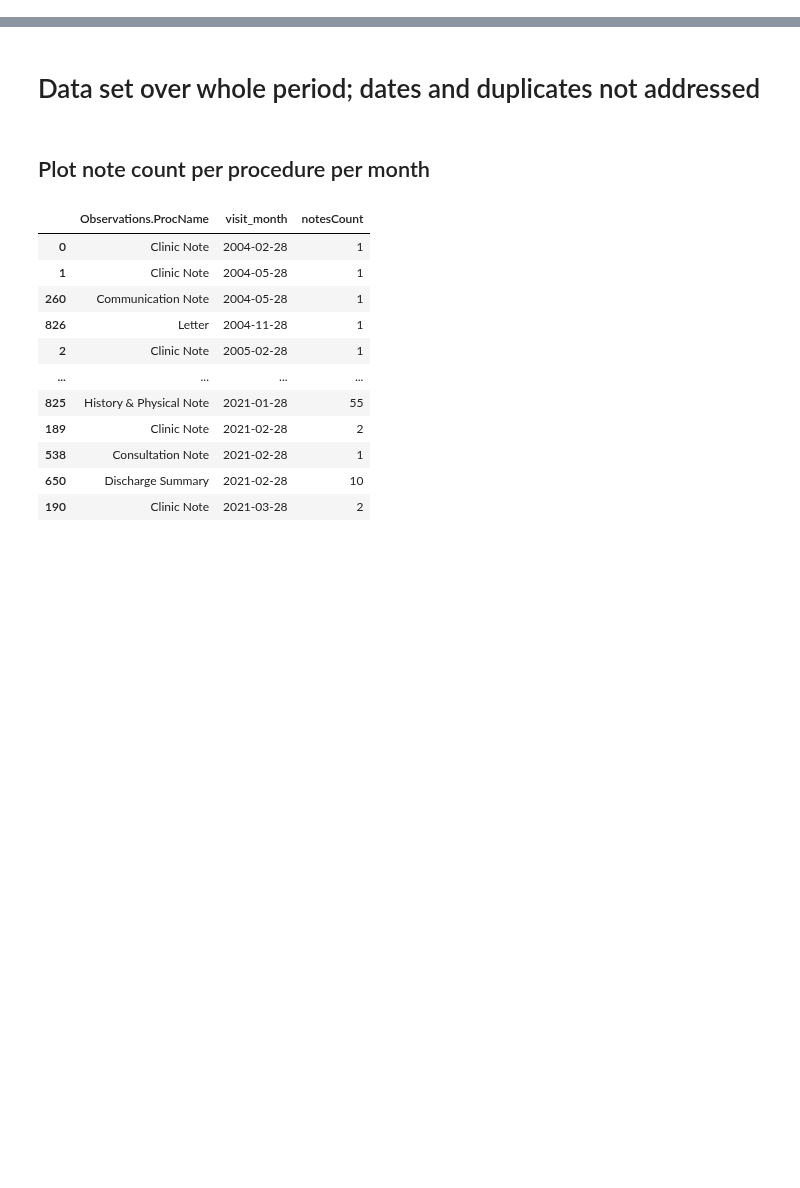
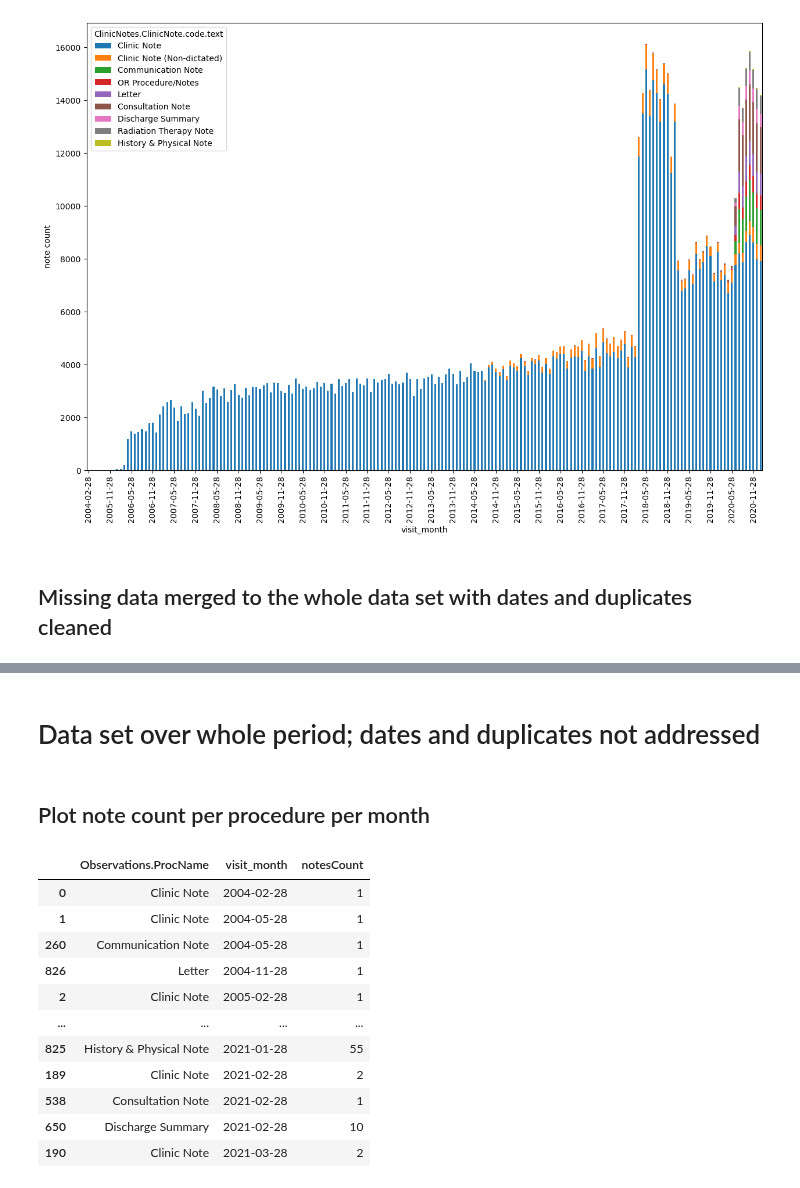
Before and after one commit to ml4oncology/make-notes-dataset, a Jupyter notebook: notebooks/1.validation-PlotNote_PatientCount.ipynb, the cells around one changed output, grey strips where cells are left out. Cells and saved outputs as stored; diff of their text form; code cells hidden in the pictures; blank space fills up the shorter version.

```diff
--- a/notebooks/1.validation-PlotNote_PatientCount.ipynb
+++ b/notebooks/1.validation-PlotNote_PatientCount.ipynb
@@ -14,0 +19,4 @@ import seaborn as sns
+# %%
+# read parquet file here
+dataDir = '/Users/wayne/Desktop/Cluster/H4Hhome/2BLAST/clinical_notes/HealthReportRecords/missing_notes_csv/processed/dataframes'
+missingNotes= pd.read_parquet(f'{dataDir}/merged_processed_missingClinicalNotes.parquet.gzip', engine='pyarrow', use_nullable_dtypes = True)
@@ -14,0 +28,13 @@ import seaborn as sns
+# %%
+datesOnly = missingNotes[['visitDate', 'ClinicNotes.ClinicNote.code.text']].copy()
+datesOnly['visitDate'] = pd.to_datetime( datesOnly['visitDate'], utc=True )
+datesOnly['year'] = datesOnly['visitDate'].dt.year
+datesOnly['month'] = datesOnly['visitDate'].dt.month
+datesOnly['visit_month'] = pd.to_datetime( dict(year = datesOnly.year, month=datesOnly.month, day = 28) )
+datesOnly = datesOnly.loc[ datesOnly['year'] >= 2004 ]
+notesCountProcedure = datesOnly.groupby(['ClinicNotes.ClinicNote.code.text', 'visit_month']).size().reset_index(name='notesCount')
+notesCountProcedure.sort_values(by=['visit_month'], inplace=True)
+uniqueProcName = list( notesCountProcedure['ClinicNotes.ClinicNote.code.text'].unique() )
+notesCountProcedure['ClinicNotes.ClinicNote.code.text'] = pd.Categorical( notesCountProcedure['ClinicNotes.ClinicNote.code.text'], ordered=True, categories=uniqueProcName )
+notesCountProcedure['visit_month'] = notesCountProcedure['visit_month'].dt.date
+notesCountProcedure
@@ -14,0 +55,8 @@ import seaborn as sns
+# %%
+ax = notesCountProcedure.pivot(index = 'visit_month', columns='ClinicNotes.ClinicNote.code.text', values='notesCount').plot(kind = 'bar', stacked = True, figsize=(15,10))
+ax.set_xticks(ax.get_xticks()[::6]);
+ax.set_ylabel("note count");
+# %% [output]
+[figure, added]
+# %% [markdown]
+## Missing data merged to the whole data set with dates and duplicates cleaned
```
Also changed, not shown: parts of 11 cells of this notebook, 7 other files.
